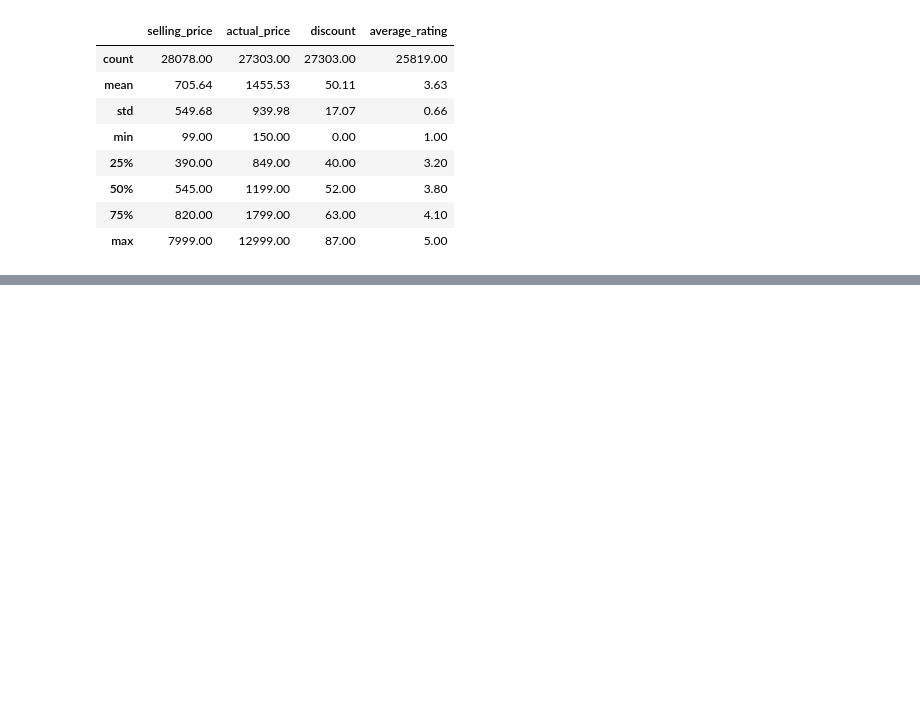
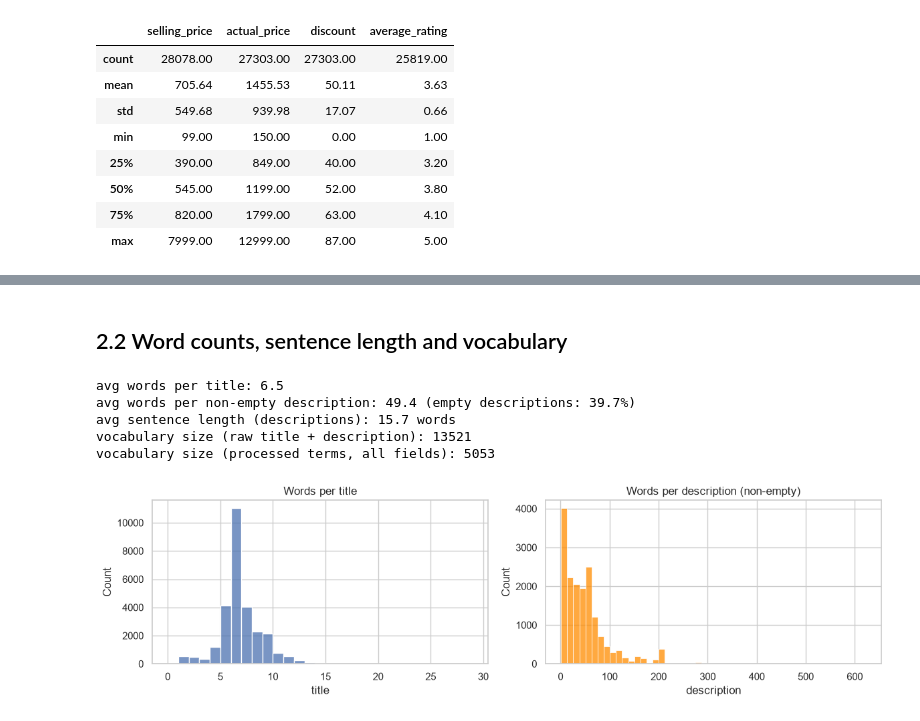
Before and after one commit to bielmongeortiz/irwa-final-project, a Jupyter notebook: project_progress/part_1/IRWA_part_1.ipynb, the cells around one changed output, grey strips where cells are left out. Saved outputs shown, nothing was run; the diff lists cells and outputs as text; code cells hidden in the pictures; blank space fills up the shorter version.

```diff
--- a/project_progress/part_1/IRWA_part_1.ipynb
+++ b/project_progress/part_1/IRWA_part_1.ipynb
@@ -28,3 +28,13 @@ FIG_DIR.mkdir(parents=True, exist_ok=True)
 
 nltk.download("punkt", quiet=True)
 nltk.download("punkt_tab", quiet=True)
+sns.set_theme(style="whitegrid")
+pd.set_option("display.max_colwidth", 80)
+pd.set_option("display.width", 200)
+
+
+def save_fig(name):
+    # save the current figure for the report
+    plt.tight_layout()
+    plt.savefig(FIG_DIR / f"{name}.png", dpi=150, bbox_inches="tight")
+    plt.show()
@@ -258,0 +320,51 @@ discounts filled from prices: 78
+# %% [markdown]
+## 2.2 Word counts, sentence length and vocabulary
+# %%
+# number of words of each title
+title_words = []
+for title in raw["title"]:
+    title_words.append(len(title.split()))
+
+# non-empty descriptions and their number of words
+descriptions = []
+desc_words = []
+for description in raw["description"]:
+    if description.strip() != "":
+        descriptions.append(description)
+        desc_words.append(len(description.split()))
+
+# number of words of each sentence of the descriptions
+sentence_lengths = []
+for description in descriptions:
+    for sentence in nltk.sent_tokenize(description):
+        sentence_lengths.append(len(sentence.split()))
+
+# vocabulary = set of distinct terms after pre-processing (all fields)
+vocabulary = set()
+for terms in processed["terms"]:
+    for term in terms:
+        vocabulary.add(term)
+
+empty_descriptions = 1 - len(descriptions) / len(raw)
+print(f"avg words per title: {np.mean(title_words):.1f}")
+print(f"avg words per non-empty description: {np.mean(desc_words):.1f} (empty descriptions: {empty_descriptions:.1%})")
+print(f"avg sentence length (descriptions): {np.mean(sentence_lengths):.1f} words")
+print("vocabulary size (raw title + description):", vocab_steps["vocabulary"][0])
+print("vocabulary size (processed terms, all fields):", len(vocabulary))
+
+# histograms of the number of words per title and per description
+fig, axes = plt.subplots(1, 2, figsize=(12, 3.5))
+sns.histplot(title_words, bins=range(0, 30), ax=axes[0])
+axes[0].set_title("Words per title")
+axes[0].set_xlabel("title")
+sns.histplot(desc_words, bins=50, ax=axes[1], color="darkorange")
+axes[1].set_title("Words per description (non-empty)")
+axes[1].set_xlabel("description")
+save_fig("word_counts")
+# %% [output]
+avg words per title: 6.5
+avg words per non-empty description: 49.4 (empty descriptions: 39.7%)
+avg sentence length (descriptions): 15.7 words
+vocabulary size (raw title + description): 13521
+vocabulary size (processed terms, all fields): 5053
+[figure, added]
```
Also changed, not shown: parts of 12 cells of this notebook, 5 other files.
